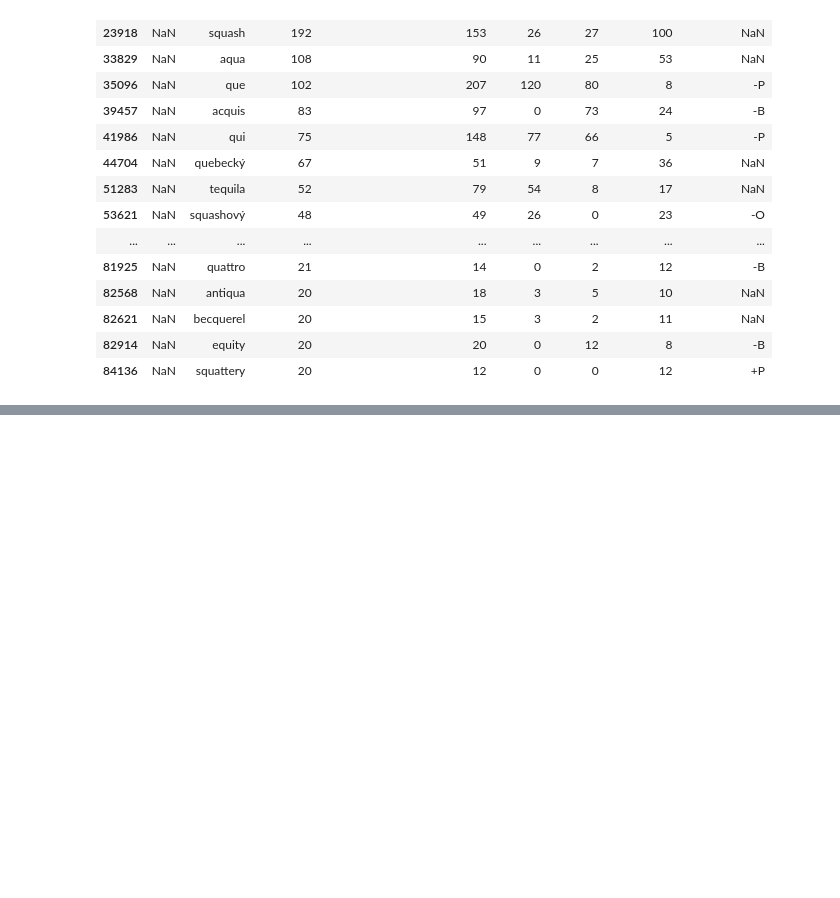
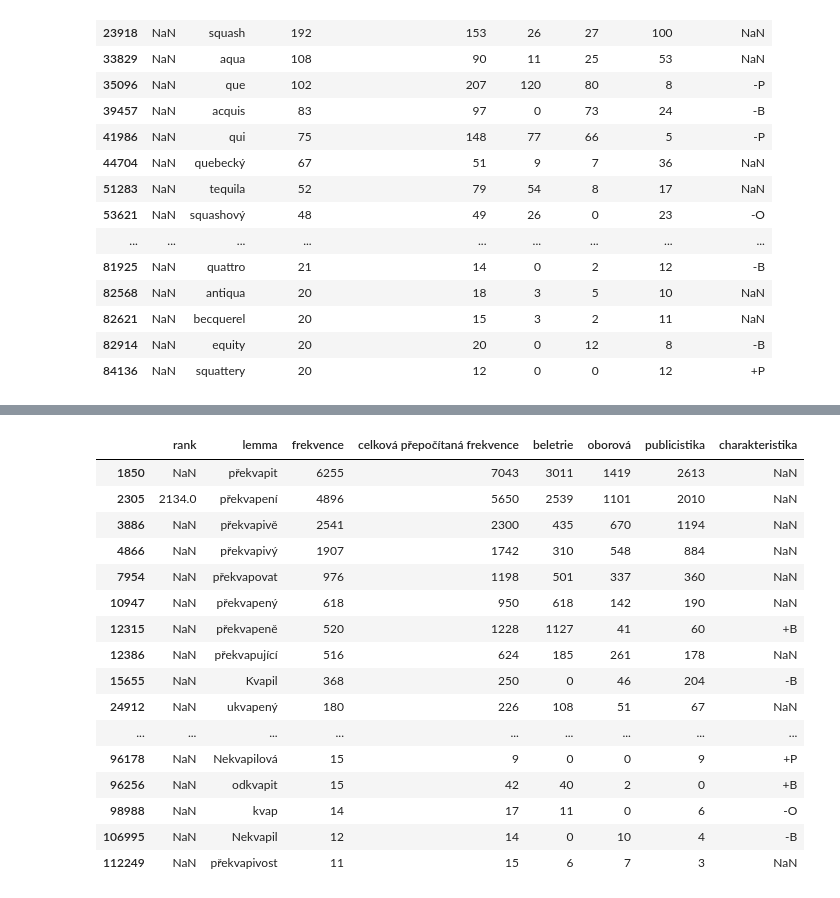
Before and after one commit to michalkasparek/logopedie, a Jupyter notebook: 99 hrátky s korpusem.ipynb, the cells around one changed output, grey strips where cells are left out. Cells and saved outputs as stored; diff of their text form; code cells hidden in the pictures; blank space fills up the shorter version.

```diff
--- a/99 hrátky s korpusem.ipynb
+++ b/99 hrátky s korpusem.ipynb
@@ -183,0 +351,20 @@ df[(df['lemma'].str.lower().str.contains('q',na=False)) & (df['lemma'].str.lower
+# %%
+df[df['lemma'].str.lower().str.contains('kvap',na=False)].head(30)
+# %% [output]
+|  | rank | lemma | frekvence | celková přepočítaná frekvence | beletrie | oborová | publicistika | charakteristika |
+| 1850 | NaN | překvapit | 6255 | 7043 | 3011 | 1419 | 2613 | NaN |
+| 2305 | 2134.0 | překvapení | 4896 | 5650 | 2539 | 1101 | 2010 | NaN |
+| 3886 | NaN | překvapivě | 2541 | 2300 | 435 | 670 | 1194 | NaN |
+| 4866 | NaN | překvapivý | 1907 | 1742 | 310 | 548 | 884 | NaN |
+| 7954 | NaN | překvapovat | 976 | 1198 | 501 | 337 | 360 | NaN |
+| 10947 | NaN | překvapený | 618 | 950 | 618 | 142 | 190 | NaN |
+| 12315 | NaN | překvapeně | 520 | 1228 | 1127 | 41 | 60 | +B |
+| 12386 | NaN | překvapující | 516 | 624 | 185 | 261 | 178 | NaN |
+| 15655 | NaN | Kvapil | 368 | 250 | 0 | 46 | 204 | -B |
+| 24912 | NaN | ukvapený | 180 | 226 | 108 | 51 | 67 | NaN |
+| ... | ... | ... | ... | ... | ... | ... | ... | ... |
+| 96178 | NaN | Nekvapilová | 15 | 9 | 0 | 0 | 9 | +P |
+| 96256 | NaN | odkvapit | 15 | 42 | 40 | 2 | 0 | +B |
+| 98988 | NaN | kvap | 14 | 17 | 11 | 0 | 6 | -O |
+| 106995 | NaN | Nekvapil | 12 | 14 | 0 | 10 | 4 | -B |
+| 112249 | NaN | překvapivost | 11 | 15 | 6 | 7 | 3 | NaN |
```
Also changed, not shown: parts of 40 cells of this notebook, 3 other files.
